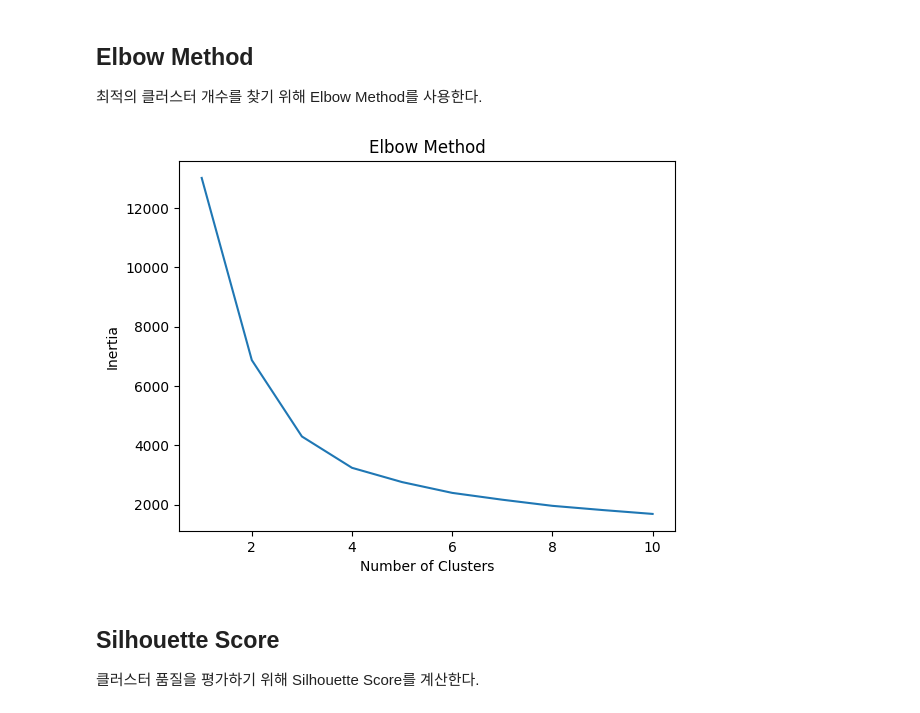
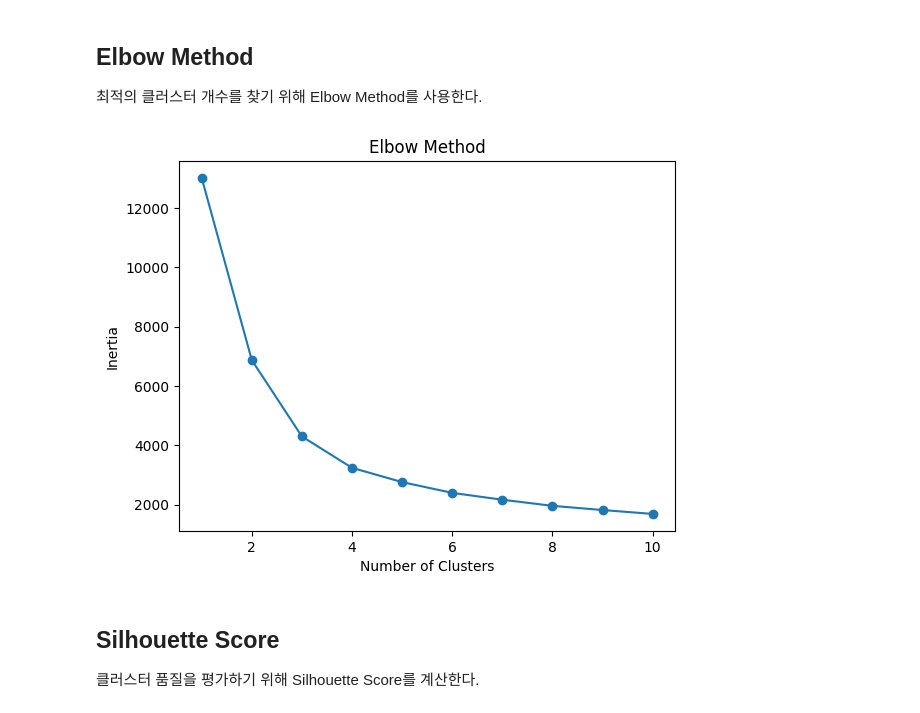
Before and after one commit to eue6ne/ecommerce-customer-segmentation, a Jupyter notebook: notebooks/02_customer_clustering.ipynb, the cells around one changed output. Drawn from its saved outputs; the diff is of its cells as text; code cells hidden in the pictures.

```diff
--- a/notebooks/02_customer_clustering.ipynb
+++ b/notebooks/02_customer_clustering.ipynb
@@ -32,21 +32,21 @@ rfm_scaled = scaler.fit_transform(rfm)
 # %%
 from sklearn.cluster import KMeans
 import matplotlib.pyplot as plt
 
 inertia = []
 
 for k in range(1, 11):
     kmeans = KMeans(n_clusters = k, random_state = 42, n_init = 10)
     kmeans.fit(rfm_scaled)
     inertia.append(kmeans.inertia_)
 
-plt.plot(range(1, 11), inertia)
+plt.plot(range(1, 11), inertia, marker = "o")
 plt.xlabel("Number of Clusters")
 plt.ylabel("Inertia")
 plt.title("Elbow Method")
 plt.show()
 # %% [output]
-[figure, old version]
+[figure, new version]
 # %% [markdown]
 ## Silhouette Score
 
```
Also changed, not shown: parts of 4 cells of this notebook.
